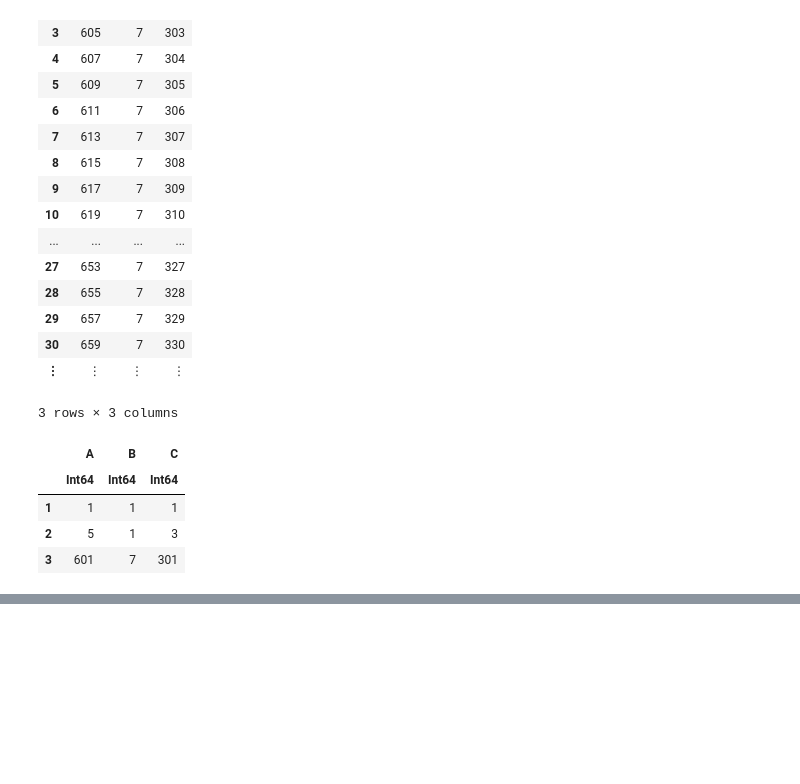
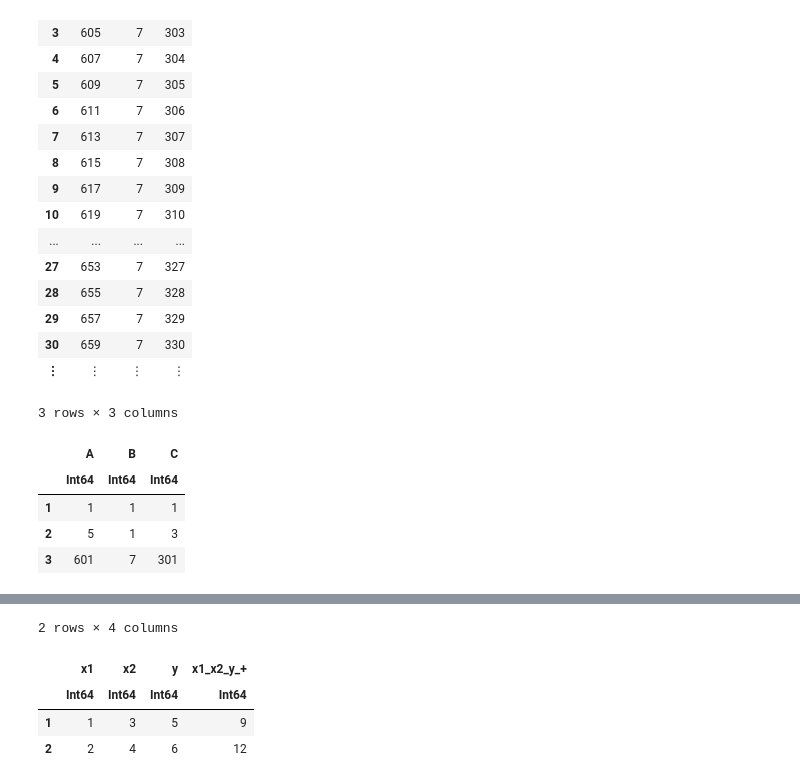
Before and after one commit to damiansp/julia, a Jupyter notebook: dsDocs/DataFrames/gettingstarted.jl.ipynb, the cells around one changed output, grey strips where cells are left out. Drawn from its saved outputs; the diff is of its cells as text; code cells hidden in the pictures; blank space fills up the shorter version.

```diff
--- a/dsDocs/DataFrames/gettingstarted.jl.ipynb
+++ b/dsDocs/DataFrames/gettingstarted.jl.ipynb
@@ -329,0 +396,9 @@ df[in.(df.A, Ref([1, 5, 601])), :]
+# %%
+df = DataFrame(x1=[1, 2], x2=[3, 4], y=[5, 6])
+transform(df, All() => +)
+# %% [output]
+2 rows × 4 columns
+|  | x1 | x2 | y | x1_x2_y_+ |
+|  | Int64 | Int64 | Int64 | Int64 |
+| 1 | 1 | 3 | 5 | 9 |
+| 2 | 2 | 4 | 6 | 12 |
```
Also changed, not shown: parts of 13 cells of this notebook.
